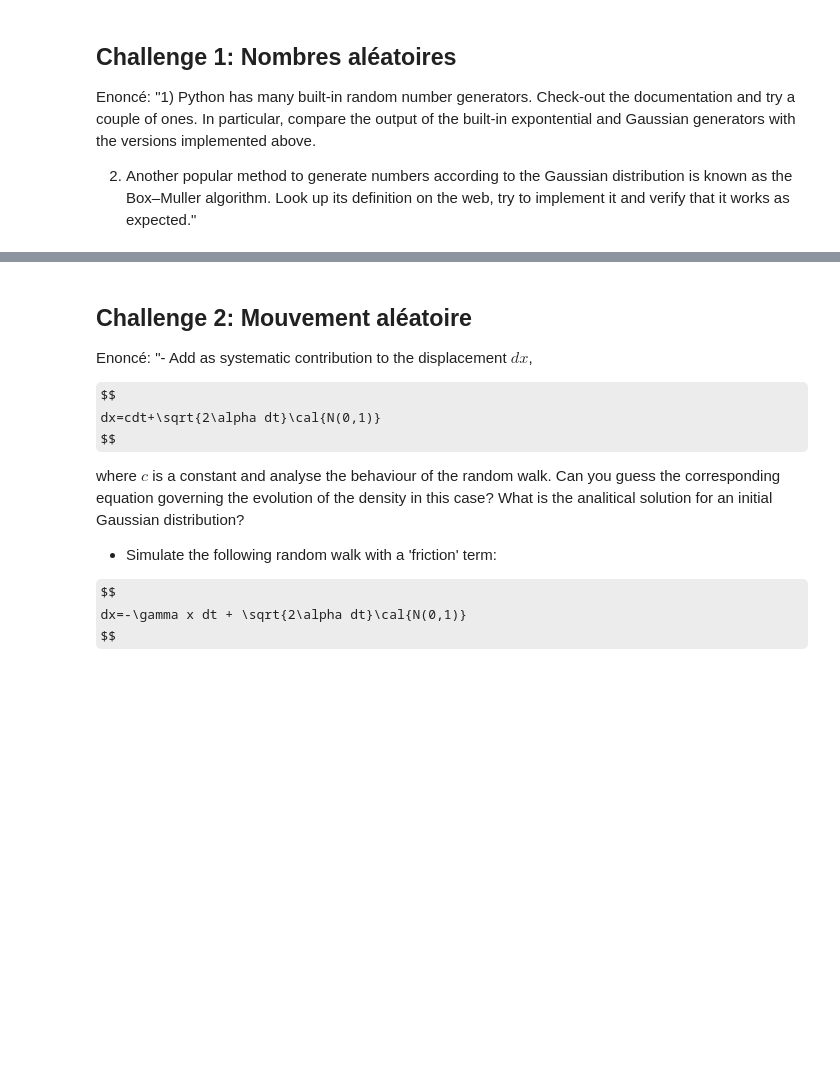
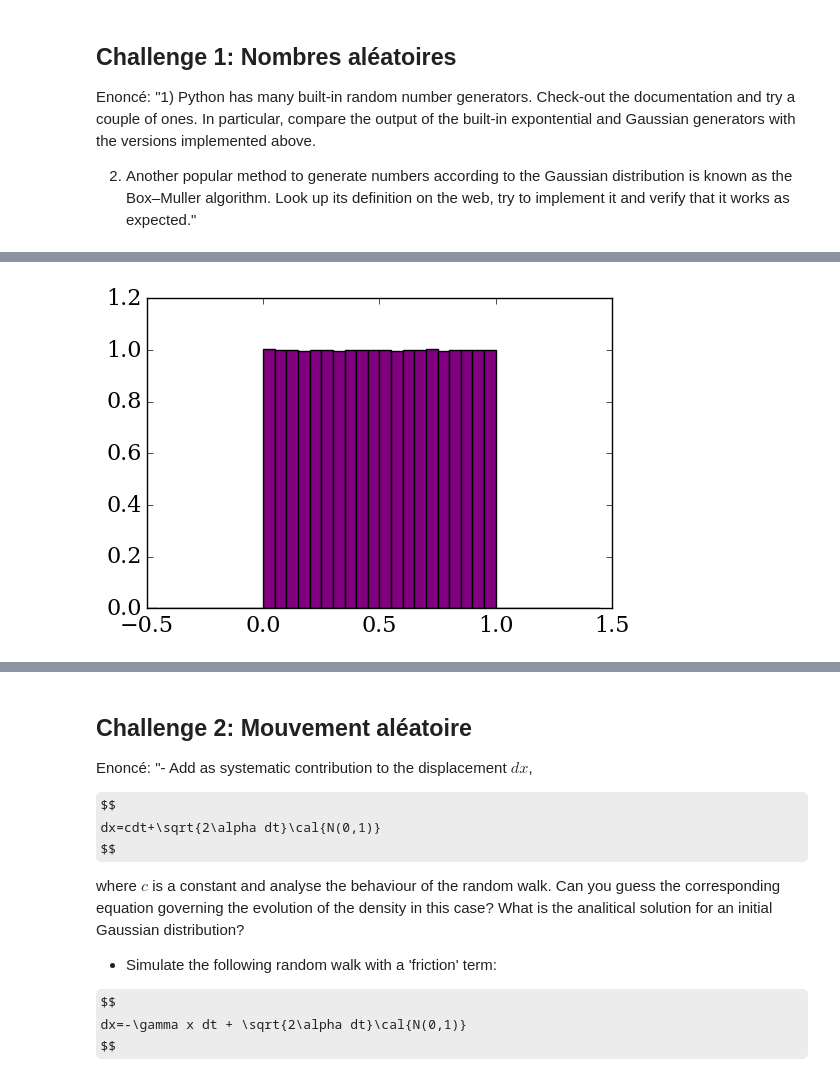
Before and after one commit to be-rays/Module6_MonteCarlo, a Jupyter notebook: MonteCarlo.ipynb, the cells around one changed output, grey strips where cells are left out. Drawn from its saved outputs; the diff is of its cells as text; code cells hidden in the pictures; some formulas as TeX source; blank space fills up the shorter version.

```diff
--- a/MonteCarlo.ipynb
+++ b/MonteCarlo.ipynb
@@ -20,0 +60,6 @@ Enoncé:
+# %%
+binwidth=0.05
+pyplot.xlim(-0.5,1.5)
+pyplot.hist(v,bins=numpy.arange(-0.5,1.5, binwidth),normed=True,color='purple');
+# %% [output]
+[figure, added]
```
Also changed, not shown: parts of 13 cells of this notebook.
